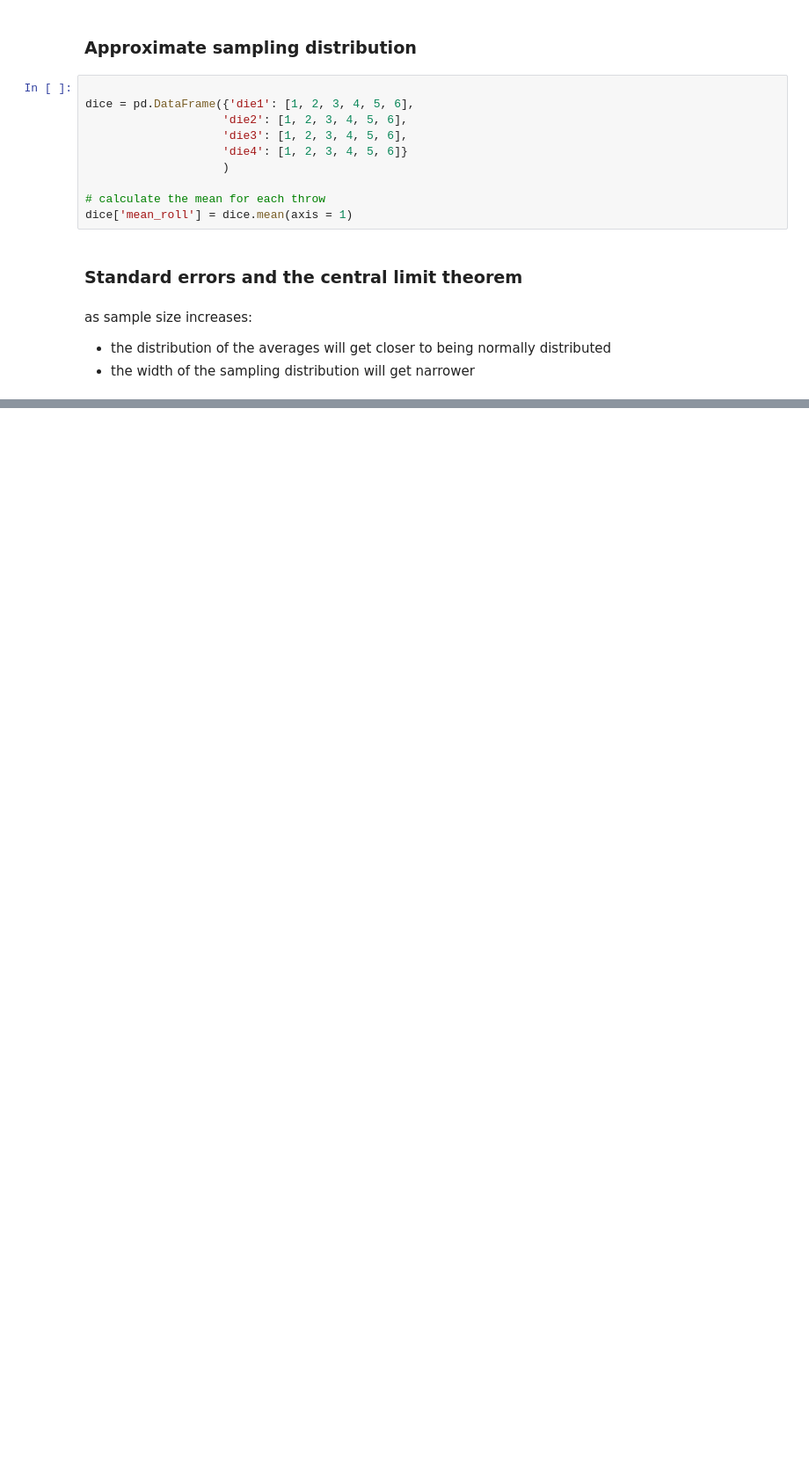
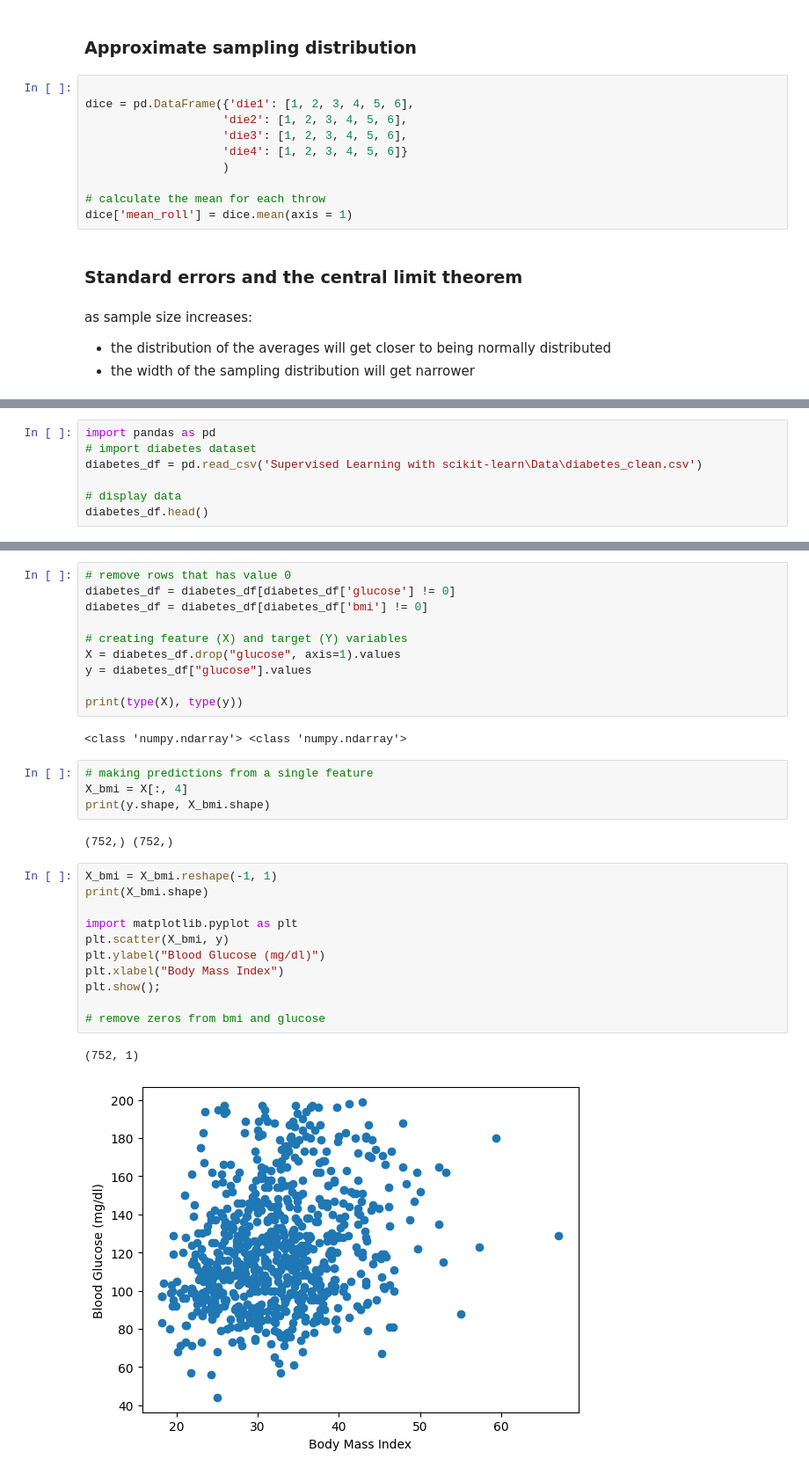
Before and after one commit to Hazim-HF/DataCamp, a Jupyter notebook: DataCamp.ipynb, the cells around one changed output, grey strips where cells are left out. Shown at 88% size. Saved outputs shown, nothing was run; the diff lists cells and outputs as text; blank space fills up the shorter version.

```diff
--- a/DataCamp.ipynb
+++ b/DataCamp.ipynb
@@ -871,0 +986,7 @@ AttributeError: module 'pandas' has no attribute 'expand_grid'
+# %%
+import pandas as pd
+# import diabetes dataset
+diabetes_df = pd.read_csv('Supervised Learning with scikit-learn\Data\diabetes_clean.csv')
+
+# display data
+diabetes_df.head()
@@ -871,0 +1000,32 @@ AttributeError: module 'pandas' has no attribute 'expand_grid'
+# %%
+# remove rows that has value 0
+diabetes_df = diabetes_df[diabetes_df['glucose'] != 0]
+diabetes_df = diabetes_df[diabetes_df['bmi'] != 0]
+
+# creating feature (X) and target (Y) variables
+X = diabetes_df.drop("glucose", axis=1).values
+y = diabetes_df["glucose"].values
+
+print(type(X), type(y))
+# %% [output]
+<class 'numpy.ndarray'> <class 'numpy.ndarray'>
+# %%
+# making predictions from a single feature
+X_bmi = X[:, 4]
+print(y.shape, X_bmi.shape)
+# %% [output]
+(752,) (752,)
+# %%
+X_bmi = X_bmi.reshape(-1, 1)
+print(X_bmi.shape)
+
+import matplotlib.pyplot as plt
+plt.scatter(X_bmi, y)
+plt.ylabel("Blood Glucose (mg/dl)")
+plt.xlabel("Body Mass Index")
+plt.show();
+
+# remove zeros from bmi and glucose
+# %% [output]
+(752, 1)
+[figure, added]
```
Also changed, not shown: parts of 31 cells of this notebook, 10 other files.
